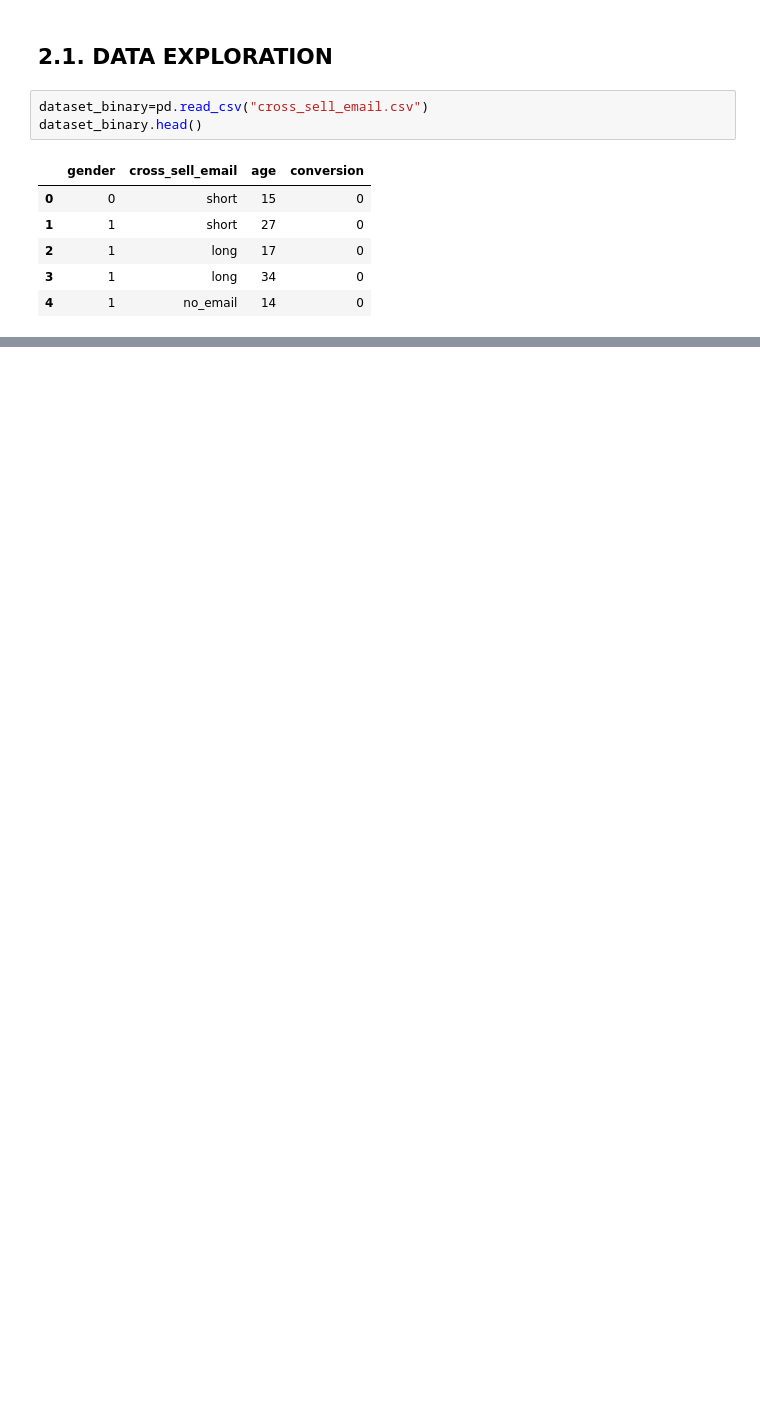
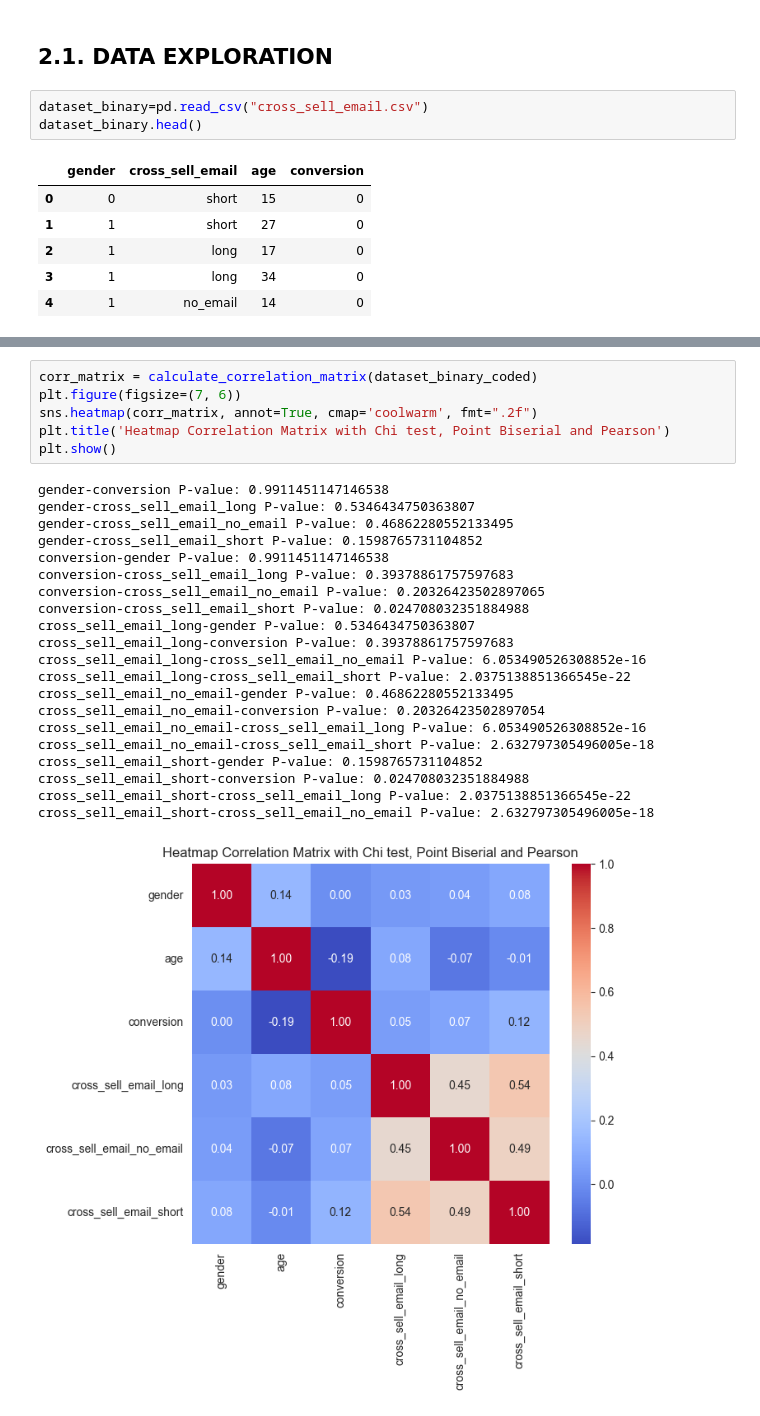
Before and after one commit to jaime-bautista-sdg/causal_inference_nbs, a Jupyter notebook: cap5_CI.ipynb, the cells around one changed output, grey strips where cells are left out. Saved outputs shown, nothing was run; the diff lists cells and outputs as text; blank space fills up the shorter version.

```diff
--- a/cap5_CI.ipynb
+++ b/cap5_CI.ipynb
@@ -335,0 +349,28 @@ ValueError: could not convert string to float: 'short'
+# %%
+corr_matrix = calculate_correlation_matrix(dataset_binary_coded)
+plt.figure(figsize=(7, 6))
+sns.heatmap(corr_matrix, annot=True, cmap='coolwarm', fmt=".2f")
+plt.title('Heatmap Correlation Matrix with Chi test, Point Biserial and Pearson')
+plt.show()
+# %% [output]
+gender-conversion P-value: 0.9911451147146538
+gender-cross_sell_email_long P-value: 0.5346434750363807
+gender-cross_sell_email_no_email P-value: 0.46862280552133495
+gender-cross_sell_email_short P-value: 0.1598765731104852
+conversion-gender P-value: 0.9911451147146538
+conversion-cross_sell_email_long P-value: 0.39378861757597683
+conversion-cross_sell_email_no_email P-value: 0.20326423502897065
+conversion-cross_sell_email_short P-value: 0.024708032351884988
+cross_sell_email_long-gender P-value: 0.5346434750363807
+cross_sell_email_long-conversion P-value: 0.39378861757597683
+cross_sell_email_long-cross_sell_email_no_email P-value: 6.053490526308852e-16
+cross_sell_email_long-cross_sell_email_short P-value: 2.0375138851366545e-22
+cross_sell_email_no_email-gender P-value: 0.46862280552133495
+cross_sell_email_no_email-conversion P-value: 0.20326423502897054
+cross_sell_email_no_email-cross_sell_email_long P-value: 6.053490526308852e-16
+cross_sell_email_no_email-cross_sell_email_short P-value: 2.632797305496005e-18
+cross_sell_email_short-gender P-value: 0.1598765731104852
+cross_sell_email_short-conversion P-value: 0.024708032351884988
+cross_sell_email_short-cross_sell_email_long P-value: 2.0375138851366545e-22
+cross_sell_email_short-cross_sell_email_no_email P-value: 2.632797305496005e-18
+[figure, added]
```
Also changed, not shown: parts of 21 cells of this notebook.
